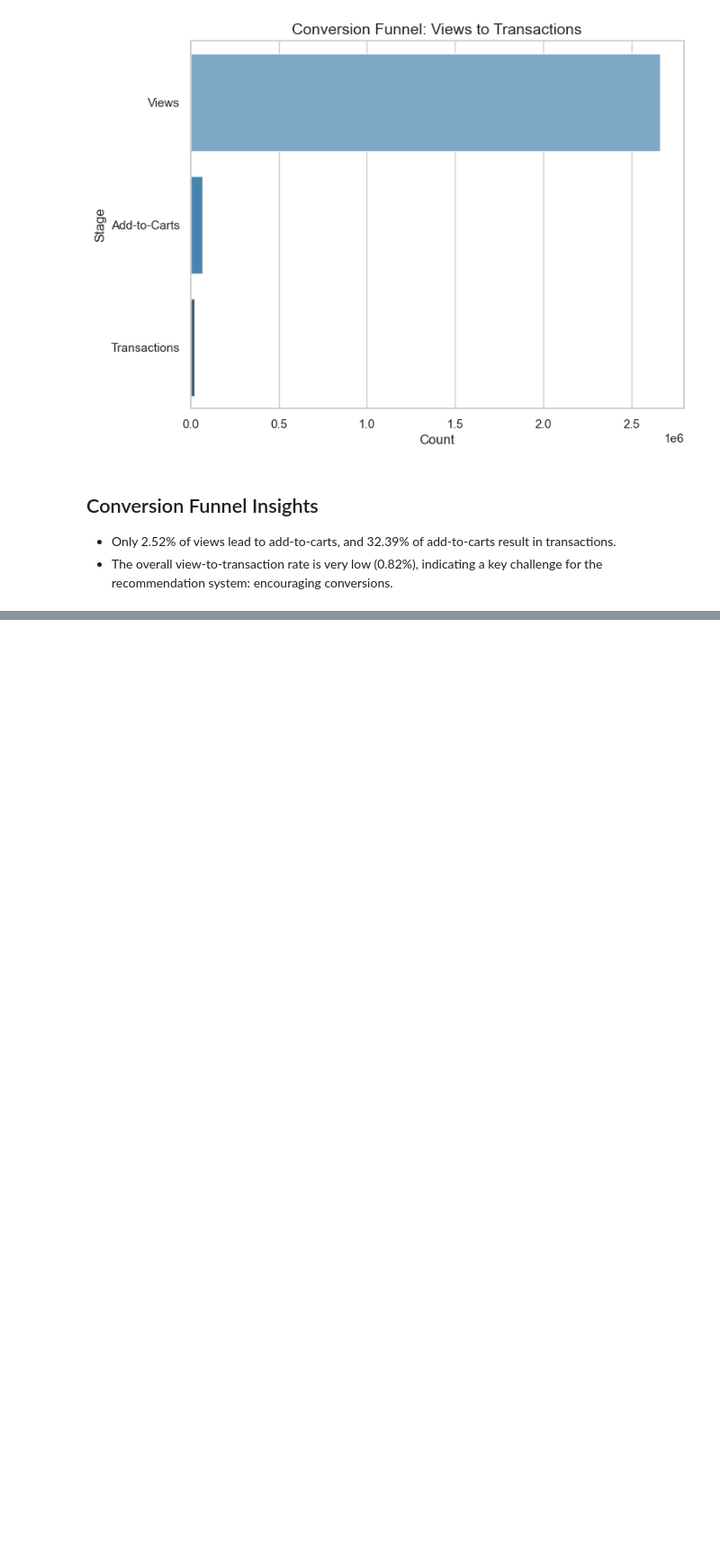
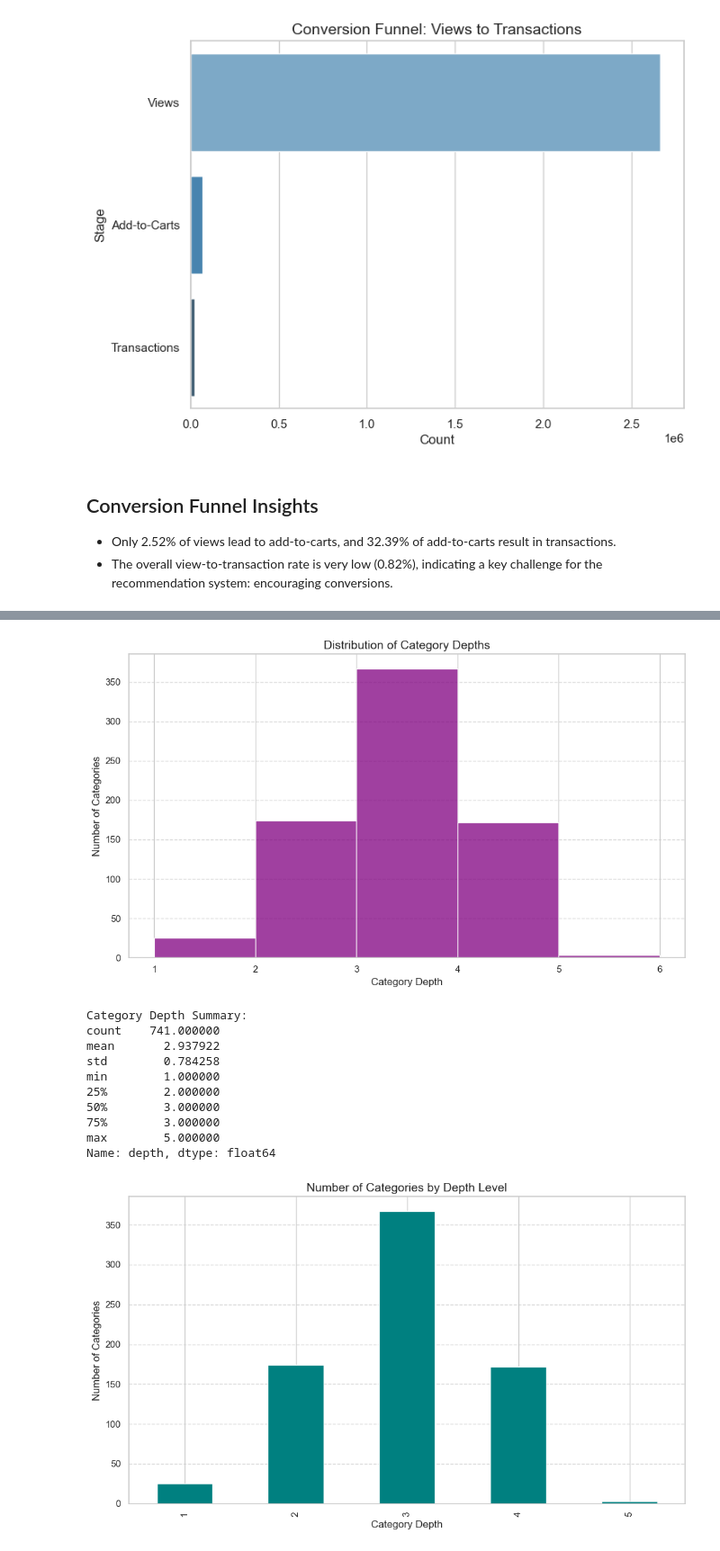
Before and after one commit to 1realbzy/Recommendation-System-getINNOtized, a Jupyter notebook: notebooks/03_exploratory_data_analysis.ipynb, the cells around one changed output, grey strips where cells are left out. Shown: that part at 90% size. Drawn from its saved outputs; the diff is of its cells as text; code cells hidden in the pictures; blank space fills up the shorter version.

```diff
--- a/notebooks/03_exploratory_data_analysis.ipynb
+++ b/notebooks/03_exploratory_data_analysis.ipynb
@@ -211,0 +213,80 @@ dtype: float64
+# %%
+import os
+import pandas as pd
+import matplotlib.pyplot as plt
+import seaborn as sns
+
+# Function to calculate category depth
+def calculate_category_depth(category_tree):
+    """
+    Calculate the depth of each category in a hierarchical category tree.
+
+    Args:
+        category_tree (pd.DataFrame): DataFrame containing category information
+
+    Returns:
+        dict: Dictionary mapping category IDs to their depth in the tree
+    """
+    # Initialize depth dictionary for root categories (categories without a parent)
+    depth = {row['categoryid']: 1 for _, row in category_tree.iterrows() if pd.isna(row['parentid'])}
+
+    # Traverse the tree to calculate depths
+    for _, row in category_tree.iterrows():
+        if pd.notna(row['parentid']):
+            parent_depth = depth.get(row['parentid'], 0)
+            if parent_depth > 0:
+                depth[row['categoryid']] = parent_depth + 1
+
+    return depth
+
+# Ensure the visualizations directory exists
+visualization_dir = "../visualizations/"
+os.makedirs(visualization_dir, exist_ok=True)
+
+# Calculate category depths
+category_depths = calculate_category_depth(category_tree)
+depth_df = pd.DataFrame(list(category_depths.items()), columns=['categoryid', 'depth'])
+
+# Plot category depth distribution
+plt.figure(figsize=(10, 6))
+sns.histplot(depth_df['depth'], bins=range(1, depth_df['depth'].max() + 2), kde=False, color='purple')
+plt.title("Distribution of Category Depths", fontsize=14)
+plt.xlabel("Category Depth", fontsize=12)
+plt.ylabel("Number of Categories", fontsize=12)
+plt.grid(True, axis='y', linestyle='--', alpha=0.7)
+plt.tight_layout()
+
+# Save the plot
+plt.savefig(os.path.join(visualization_dir, "category_depth.png"))
+plt.show()
+
+# Print summary statistics
+print("Category Depth Summary:")
+print(depth_df['depth'].describe())
+
+# Optional: Create a bar plot of depth distribution
+plt.figure(figsize=(10, 6))
+depth_counts = depth_df['depth'].value_counts().sort_index()
+depth_counts.plot(kind='bar', color='teal')
+plt.title("Number of Categories by Depth Level", fontsize=14)
+plt.xlabel("Category Depth", fontsize=12)
+plt.ylabel("Number of Categories", fontsize=12)
+plt.grid(True, axis='y', linestyle='--', alpha=0.7)
+plt.tight_layout()
+
+# Save the bar plot
+plt.savefig(os.path.join(visualization_dir, "category_depth_bar.png"))
+plt.show()
+# %% [output]
+[figure, added]
+Category Depth Summary:
+count    741.000000
+mean       2.937922
+std        0.784258
+min        1.000000
+25%        2.000000
+50%        3.000000
+75%        3.000000
+max        5.000000
+Name: depth, dtype: float64
+[figure, added]
```
Also changed, not shown: parts of 11 cells of this notebook, 1 other file.
